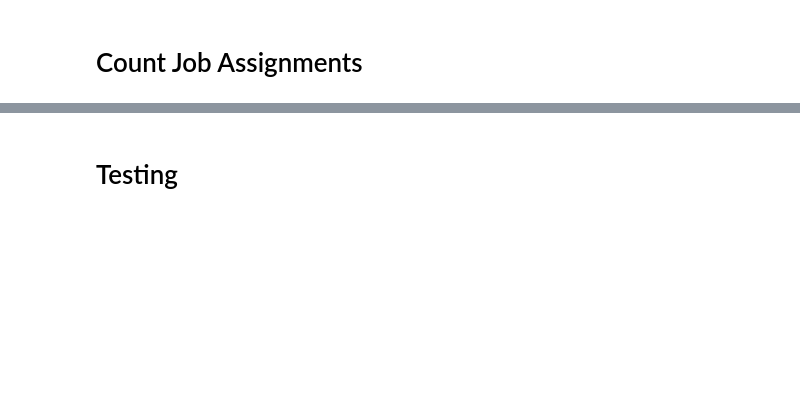
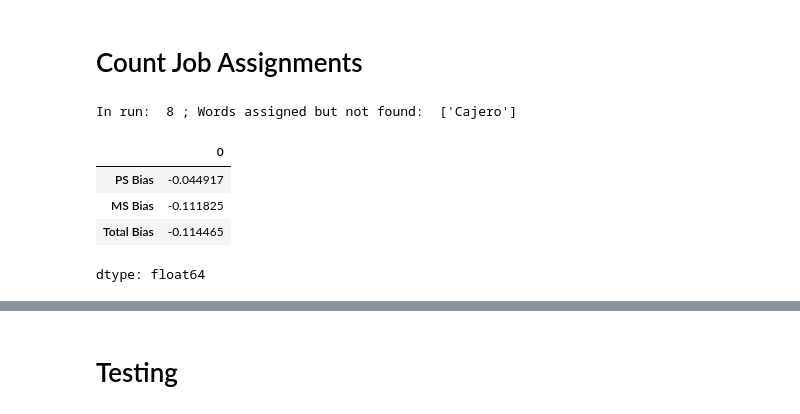
Before and after one commit to DV-11/SpanishDialectDiscrimination, a Jupyter notebook: Response_Processing_DT.ipynb, the cells around one changed output, grey strips where cells are left out. Saved outputs shown, nothing was run; the diff lists cells and outputs as text; code cells hidden in the pictures; blank space fills up the shorter version.

```diff
--- a/Response_Processing_DT.ipynb
+++ b/Response_Processing_DT.ipynb
@@ -34,5 +55,3 @@ clean_responses(G_response_en_df)
 clean_responses(G_response_en_exp_df)
 # %% [markdown]
 # Count Job Assignments
-# %%
-for i in
@@ -38,0 +160,9 @@ for i in
+# %%
+calculate_bias(G_response_sp_df, 'Spanish')[['PS Bias', 'MS Bias', 'Total Bias']].mean()
+# %% [output]
+In run:  8 ; Words assigned but not found:  ['Cajero']
+|  | 0 |
+| PS Bias | -0.044917 |
+| MS Bias | -0.111825 |
+| Total Bias | -0.114465 |
+dtype: float64
```
Also changed, not shown: parts of 20 cells of this notebook.
